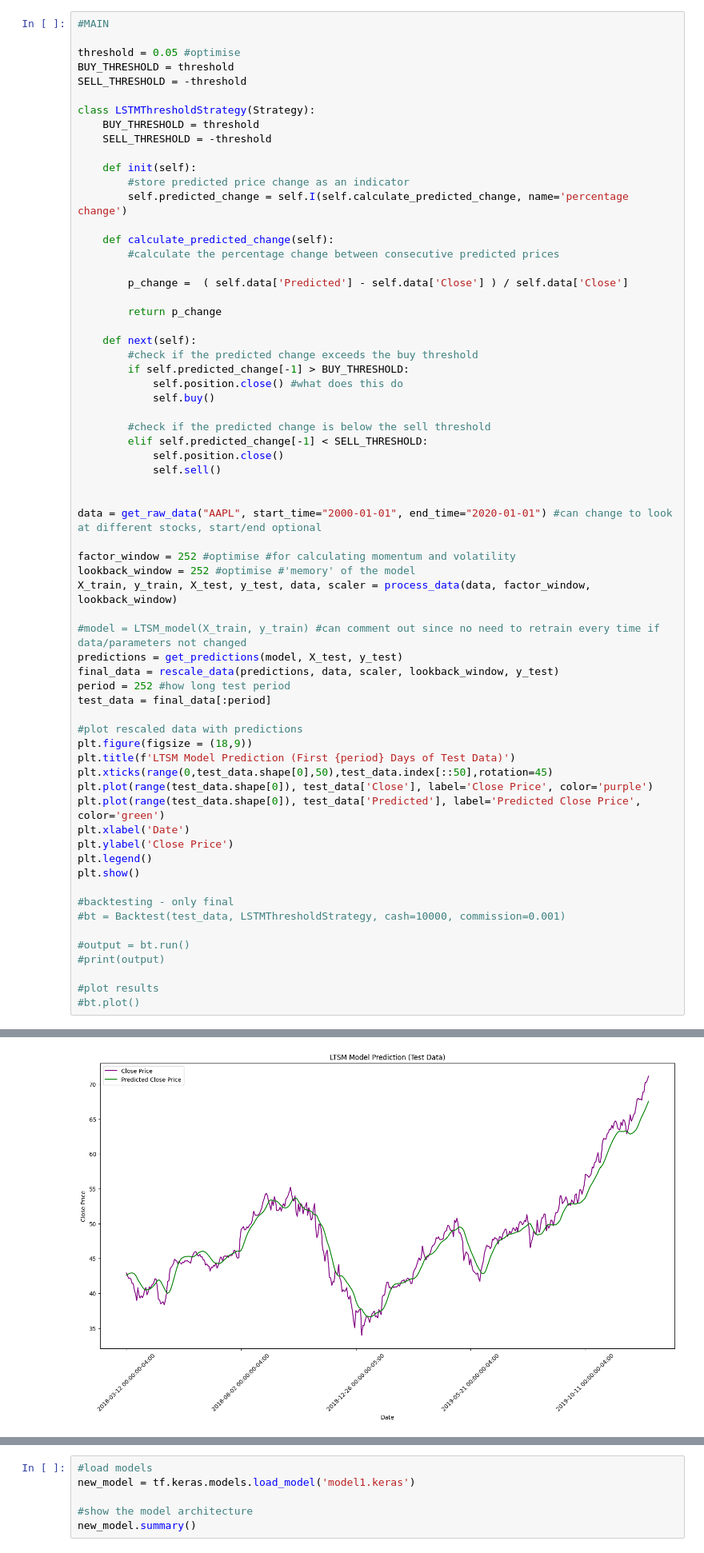
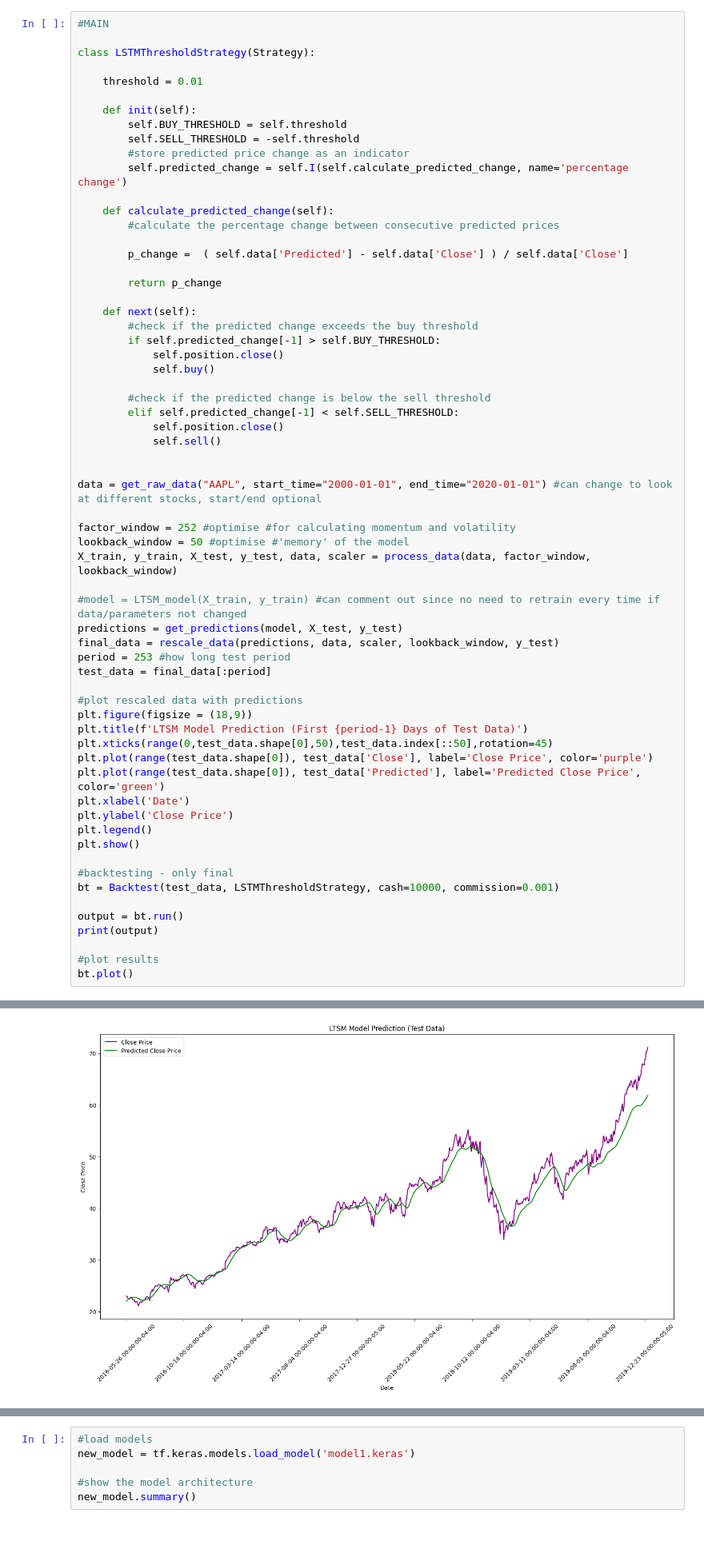
Before and after one commit to alexandramcadam/QuantProject, a Jupyter notebook: LSTMThresholdStrategy.ipynb, the cells around one changed output, grey strips where cells are left out. Shown at 80% size. Drawn from its saved outputs; the diff is of its cells as text.

```diff
--- a/LSTMThresholdStrategy.ipynb
+++ b/LSTMThresholdStrategy.ipynb
@@ -172,15 +172,13 @@ def rescale_data(predictions, data, scaler, lookback_window, y):
 # %%
 #MAIN
 
-threshold = 0.05 #optimise
-BUY_THRESHOLD = threshold
-SELL_THRESHOLD = -threshold
+class LSTMThresholdStrategy(Strategy):
 
-class LSTMThresholdStrategy(Strategy):
-    BUY_THRESHOLD = threshold
-    SELL_THRESHOLD = -threshold
+    threshold = 0.01
 
     def init(self):
+        self.BUY_THRESHOLD = self.threshold
+        self.SELL_THRESHOLD = -self.threshold
         #store predicted price change as an indicator
         self.predicted_change = self.I(self.calculate_predicted_change, name='percentage change')
 
@@ -193,12 +191,12 @@ class LSTMThresholdStrategy(Strategy):
 
     def next(self):
         #check if the predicted change exceeds the buy threshold
-        if self.predicted_change[-1] > BUY_THRESHOLD:
-            self.position.close() #what does this do
+        if self.predicted_change[-1] > self.BUY_THRESHOLD:
+            self.position.close()
             self.buy()
 
         #check if the predicted change is below the sell threshold
-        elif self.predicted_change[-1] < SELL_THRESHOLD:
+        elif self.predicted_change[-1] < self.SELL_THRESHOLD:
             self.position.close()
             self.sell()
 
@@ -206,18 +204,18 @@ class LSTMThresholdStrategy(Strategy):
 data = get_raw_data("AAPL", start_time="2000-01-01", end_time="2020-01-01") #can change to look at different stocks, start/end optional
 
 factor_window = 252 #optimise #for calculating momentum and volatility
-lookback_window = 252 #optimise #'memory' of the model
+lookback_window = 50 #optimise #'memory' of the model
 X_train, y_train, X_test, y_test, data, scaler = process_data(data, factor_window, lookback_window)
 
 #model = LTSM_model(X_train, y_train) #can comment out since no need to retrain every time if data/parameters not changed
 predictions = get_predictions(model, X_test, y_test)
 final_data = rescale_data(predictions, data, scaler, lookback_window, y_test)
-period = 252 #how long test period
+period = 253 #how long test period
 test_data = final_data[:period]
 
 #plot rescaled data with predictions
 plt.figure(figsize = (18,9))
-plt.title(f'LTSM Model Prediction (First {period} Days of Test Data)')
+plt.title(f'LTSM Model Prediction (First {period-1} Days of Test Data)')
 plt.xticks(range(0,test_data.shape[0],50),test_data.index[::50],rotation=45)
 plt.plot(range(test_data.shape[0]), test_data['Close'], label='Close Price', color='purple')
 plt.plot(range(test_data.shape[0]), test_data['Predicted'], label='Predicted Close Price', color='green')
@@ -227,12 +225,12 @@ plt.legend()
 plt.show()
 
 #backtesting - only final
-#bt = Backtest(test_data, LSTMThresholdStrategy, cash=10000, commission=0.001)
+bt = Backtest(test_data, LSTMThresholdStrategy, cash=10000, commission=0.001)
 
-#output = bt.run()
-#print(output)
+output = bt.run()
+print(output)
 
 #plot results
-#bt.plot()
+bt.plot()
 # %% [output]
 [figure]
@@ -241 +239 @@ MSE: 0.0004470564 (+/- 0.0001408528)
-[figure, old version]
+[figure, new version]
```
Also changed, not shown: parts of 12 cells of this notebook, 1 other file.
